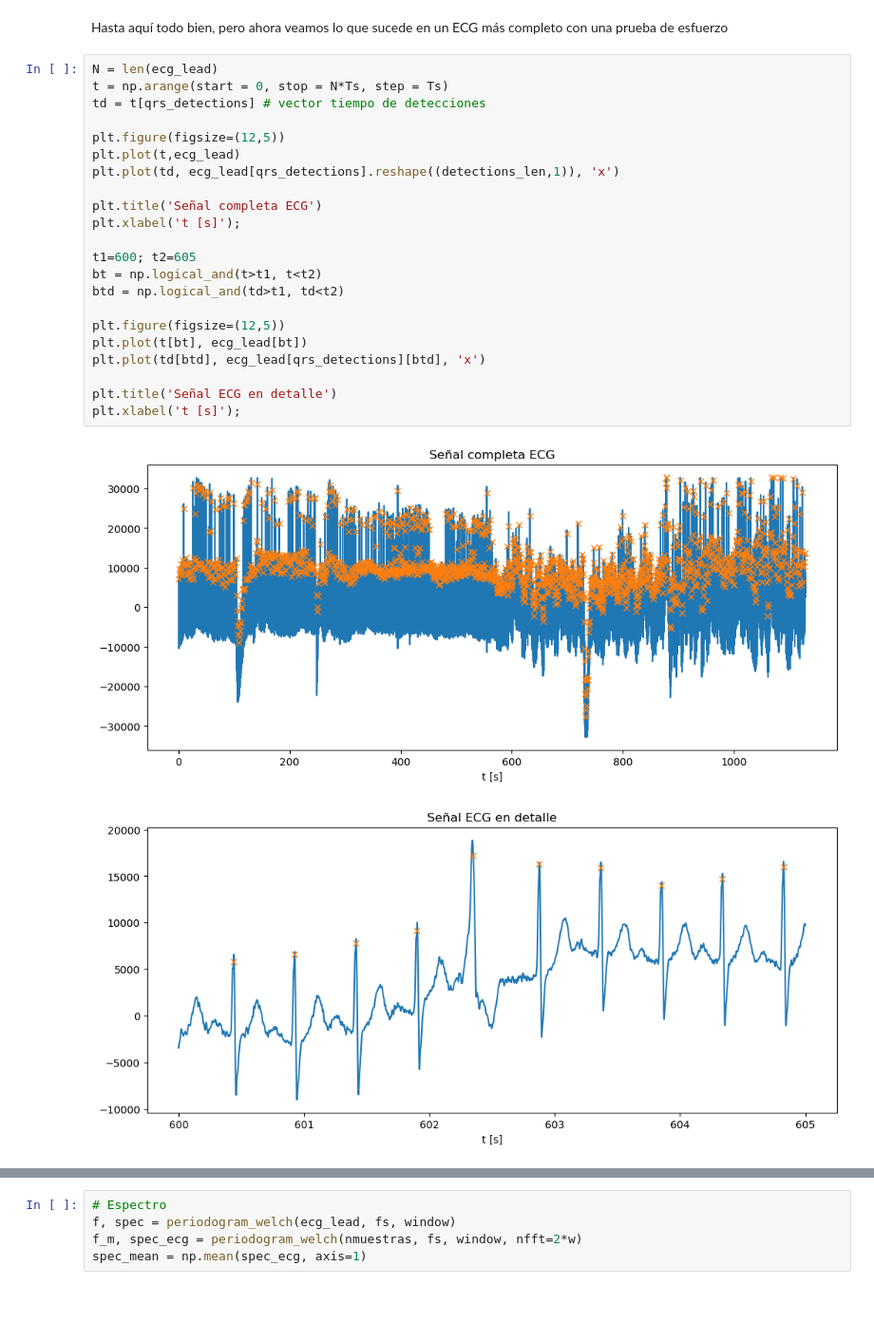
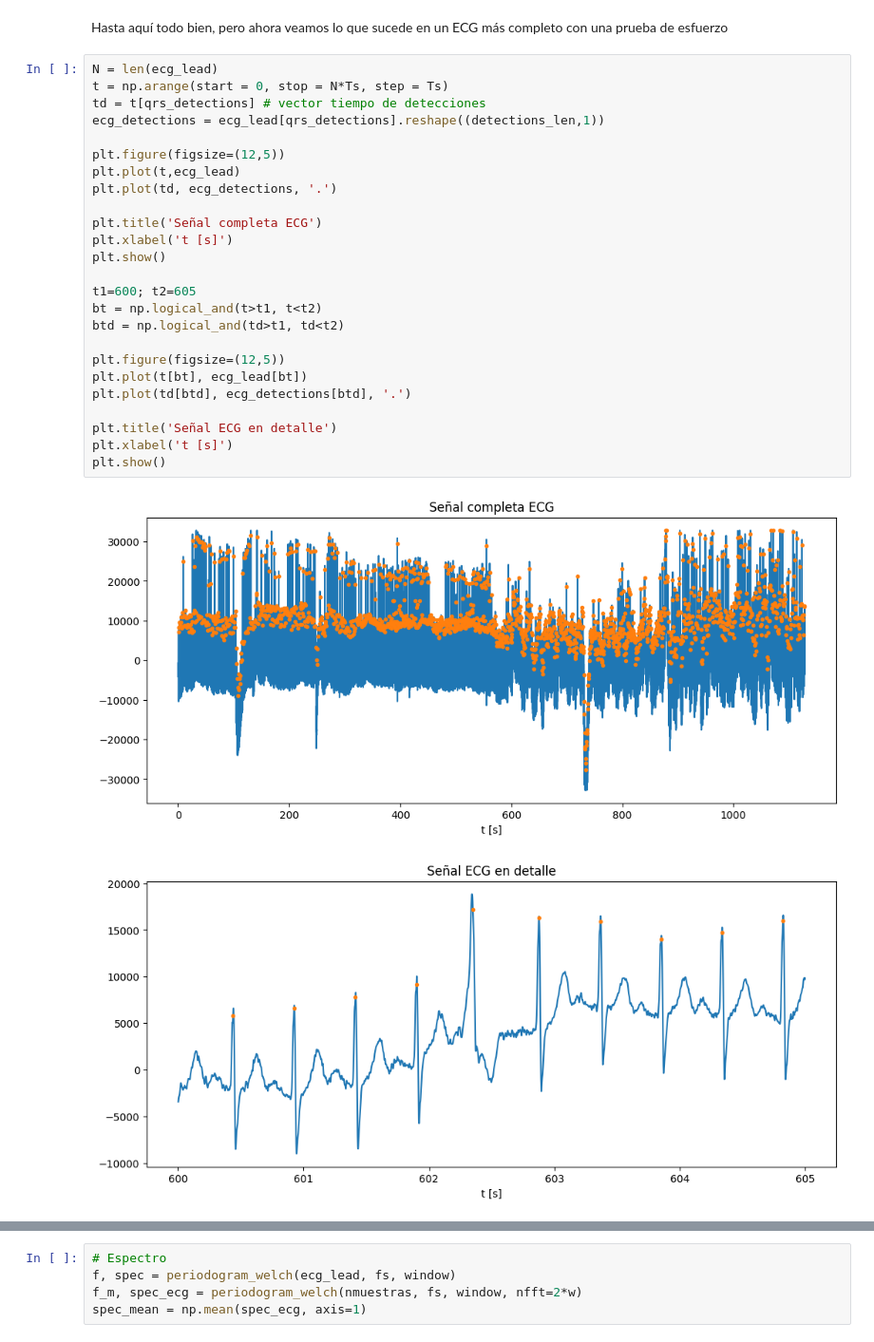
Before and after one commit to feer9/R6575-DSP, a Jupyter notebook: ts6.ipynb, the cells around one changed output, grey strips where cells are left out. Shown at 95% size. Cells and saved outputs as stored; diff of their text form; blank space fills up the shorter version.

```diff
--- a/ts6.ipynb
+++ b/ts6.ipynb
@@ -186,28 +190,31 @@ Hasta aquí todo bien, pero ahora veamos lo que sucede en un ECG más completo c
 # %%
 N = len(ecg_lead)
 t = np.arange(start = 0, stop = N*Ts, step = Ts)
 td = t[qrs_detections] # vector tiempo de detecciones
+ecg_detections = ecg_lead[qrs_detections].reshape((detections_len,1))
 
 plt.figure(figsize=(12,5))
 plt.plot(t,ecg_lead)
-plt.plot(td, ecg_lead[qrs_detections].reshape((detections_len,1)), 'x')
+plt.plot(td, ecg_detections, '.')
 
 plt.title('Señal completa ECG')
-plt.xlabel('t [s]');
+plt.xlabel('t [s]')
+plt.show()
 
 t1=600; t2=605
 bt = np.logical_and(t>t1, t<t2)
 btd = np.logical_and(td>t1, td<t2)
 
 plt.figure(figsize=(12,5))
 plt.plot(t[bt], ecg_lead[bt])
-plt.plot(td[btd], ecg_lead[qrs_detections][btd], 'x')
+plt.plot(td[btd], ecg_detections[btd], '.')
 
 plt.title('Señal ECG en detalle')
-plt.xlabel('t [s]');
+plt.xlabel('t [s]')
+plt.show()
 # %% [output]
-[figure, old version]
+[figure, new version]
-[figure, old version]
+[figure, new version]
 # %% [markdown]
 Se puede ver que hay variaciones muy amplias en el eje Y.
 
```
Also changed, not shown: parts of 26 cells of this notebook, 1 other file.
